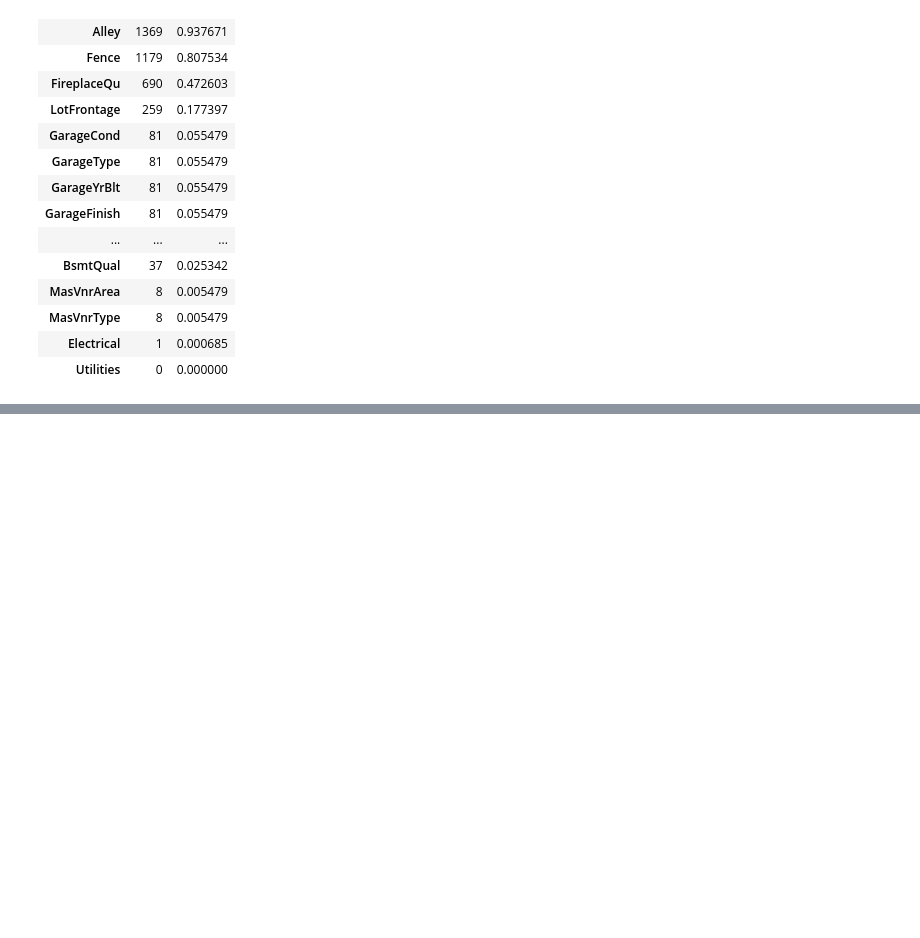
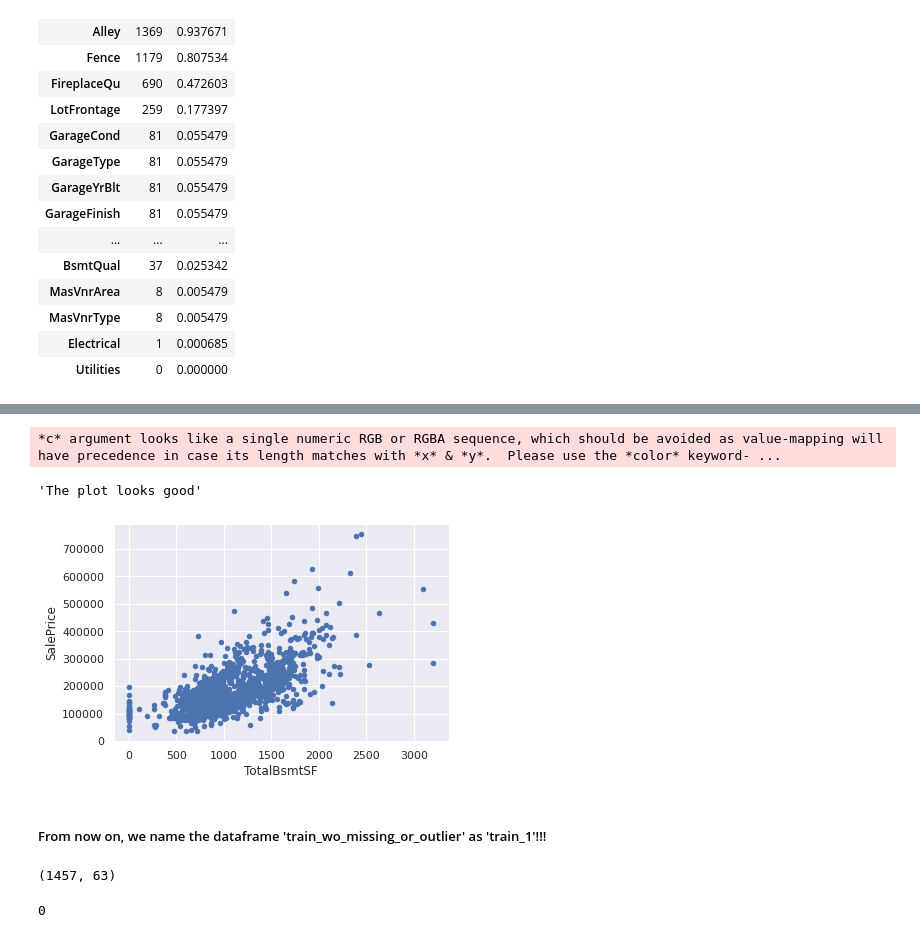
Before and after one commit to Dunfu1993/House_Prices, a Jupyter notebook: House_Prices.ipynb, the cells around one changed output, grey strips where cells are left out. Drawn from its saved outputs; the diff is of its cells as text; code cells hidden in the pictures; blank space fills up the shorter version.

```diff
--- a/House_Prices.ipynb
+++ b/House_Prices.ipynb
@@ -438,0 +526,21 @@ missing_data.head(20)
+# %%
+# We do the scatter plot between SalePrice and TotalBsmtSF
+
+var = 'TotalBsmtSF'
+data = pd.concat([train_wo_missing_or_outlier['SalePrice'], train_wo_missing_or_outlier[var]], axis = 1)
+data.plot.scatter(x = var, y = 'SalePrice')
+
+"""The plot looks good"""
+# %% [output]
+*c* argument looks like a single numeric RGB or RGBA sequence, which should be avoided as value-mapping will have precedence in case its length matches with *x* & *y*.  Please use the *color* keyword- ...
+'The plot looks good'
+[figure, added]
+# %% [markdown]
+##### From now on, we name the dataframe 'train_wo_missing_or_outlier' as 'train_1'!!!
+# %%
+train_1 = train_wo_missing_or_outlier.copy()
+print(train_1.shape)
+train_1.isnull().sum().max()
+# %% [output]
+(1457, 63)
+0
```
Also changed, not shown: parts of 22 cells of this notebook.
